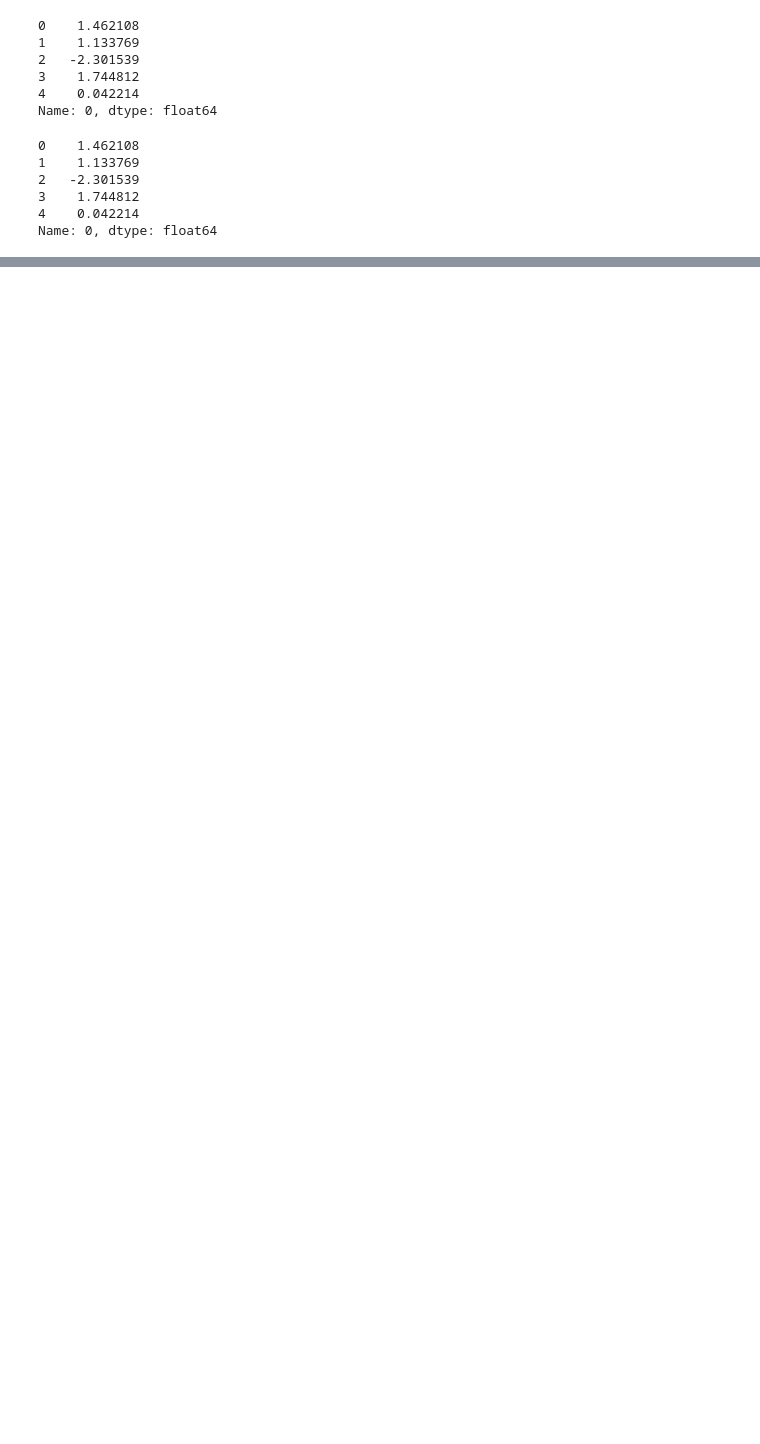
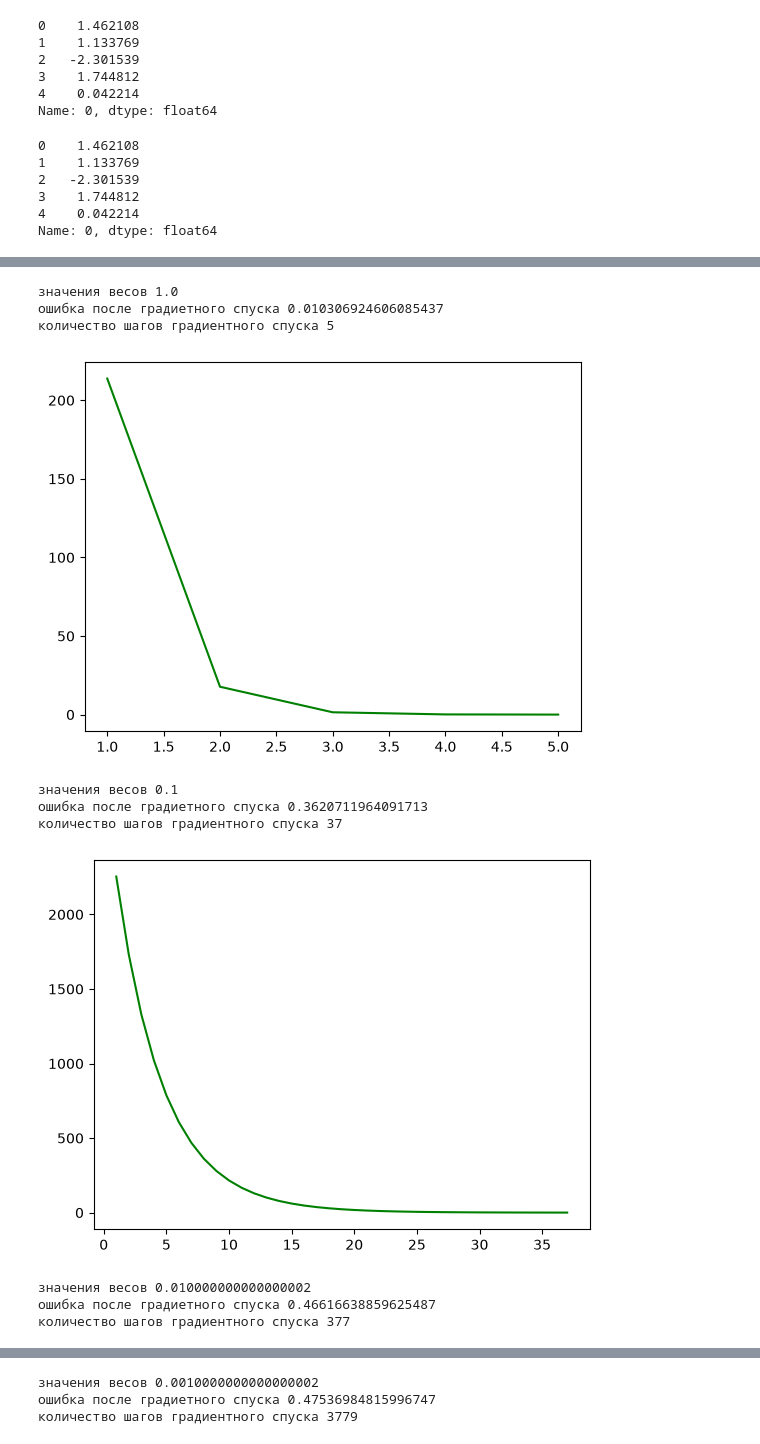
Before and after one commit to exodushka/fa, a Jupyter notebook: ml/prac/prac3.ipynb, the cells around one changed output, grey strips where cells are left out. Saved outputs shown, nothing was run; the diff lists cells and outputs as text; code cells hidden in the pictures; blank space fills up the shorter version.

```diff
--- a/ml/prac/prac3.ipynb
+++ b/ml/prac/prac3.ipynb
@@ -113,0 +140,24 @@ plt.show()
+# %%
+for i in range(5):
+    M = Model()
+    steps, errors = M.fit(x, y, alpha=0.1**i, accuracy=0.1**i)
+    J = M.error(x, y)
+    print(f"значения весов {0.1**i}")
+    print(f"ошибка после градиетного спуска {J}")
+    print(f"количество шагов градиентного спуска {steps[-1]}")
+    print()
+    plt.figure()
+    plt.plot(steps, errors, "g")
+    plt.show()
+# %% [output]
+значения весов 1.0
+ошибка после градиетного спуска 0.010306924606085437
+количество шагов градиентного спуска 5
+[figure, added]
+значения весов 0.1
+ошибка после градиетного спуска 0.3620711964091713
+количество шагов градиентного спуска 37
+[figure, added]
+значения весов 0.010000000000000002
+ошибка после градиетного спуска 0.46616638859625487
+количество шагов градиентного спуска 377
@@ -113,0 +165,3 @@ plt.show()
+значения весов 0.0010000000000000002
+ошибка после градиетного спуска 0.47536984815996747
+количество шагов градиентного спуска 3779
```
Also changed, not shown: parts of 11 cells of this notebook.
